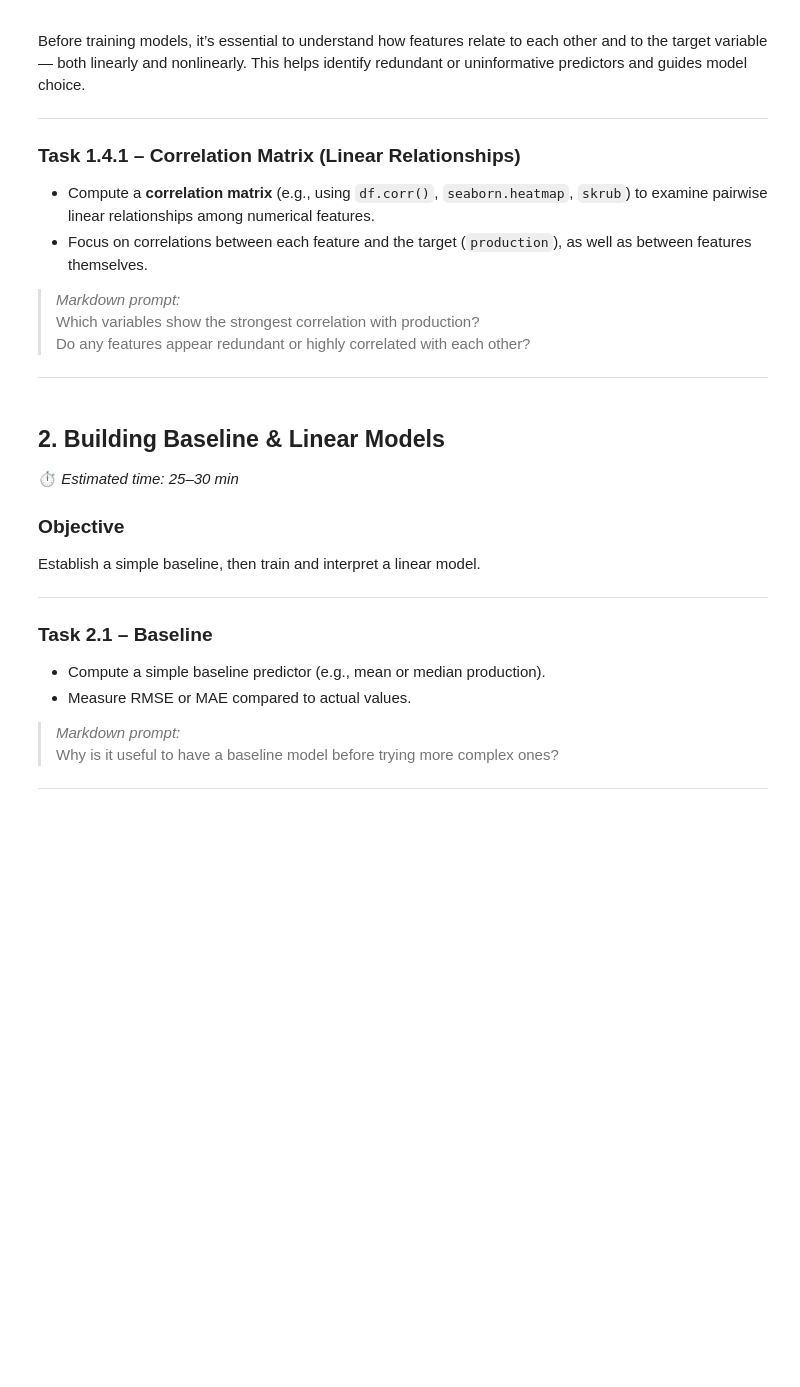
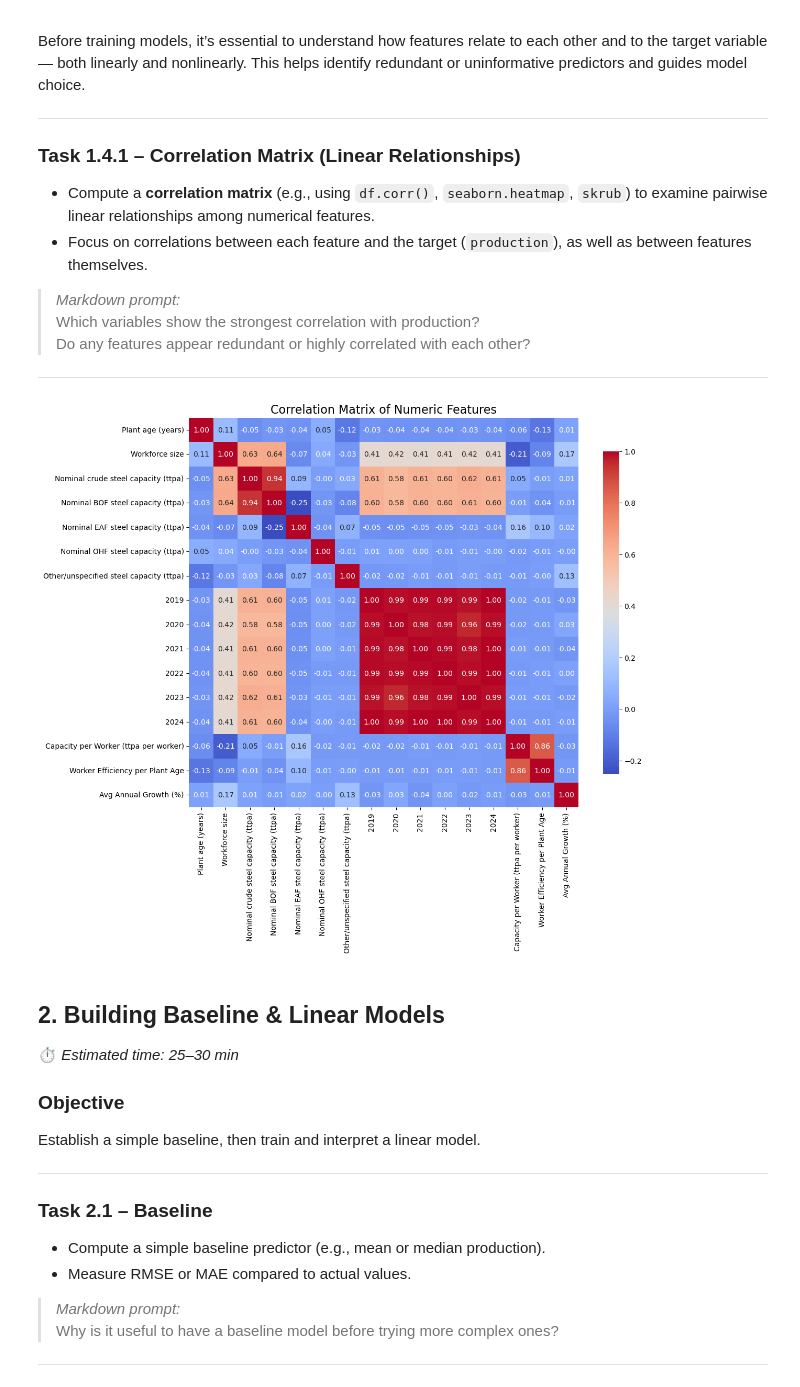
Before and after one commit to Vincksi/Climate-Risks, a Jupyter notebook: Lab2 - Modelling & Model Lifecycle/plant_production_predictions.ipynb, the cells around one changed output. Drawn from its saved outputs; the diff is of its cells as text; code cells hidden in the pictures; blank space fills up the shorter version.

```diff
--- a/Lab2 - Modelling & Model Lifecycle/plant_production_predictions.ipynb
+++ b/Lab2 - Modelling & Model Lifecycle/plant_production_predictions.ipynb
@@ -73,0 +251,10 @@ Explain your cleaning choices. Why did you treat the missing or skewed data in t
+# %%
+# First, convert the column to numeric, coercing errors into NaN
+crude_steel_plants['Nominal crude steel capacity (ttpa)'] = pd.to_numeric(
+    crude_steel_plants['Nominal crude steel capacity (ttpa)'], errors='coerce'
+)
+
+# Now drop rows where it is NaN
+crude_steel_plants = crude_steel_plants.dropna(subset=['Nominal crude steel capacity (ttpa)'])
+
+print(f"Rows remaining: {crude_steel_plants.shape[0]}")
@@ -83,3 +467,18 @@ Explain your cleaning choices. Why did you treat the missing or skewed data in t
 Document your new feature(s). What business or operational insight do they represent?
 
 ---
+# %%
+# Capacity per Worker
+crude_steel_plants['Capacity per Worker (ttpa per worker)'] = (
+    crude_steel_plants['Nominal crude steel capacity (ttpa)'] / crude_steel_plants['Workforce size']
+)
+
+# Worker Efficiency per Plant Age
+crude_steel_plants['Worker Efficiency per Plant Age'] = (
+    crude_steel_plants['Capacity per Worker (ttpa per worker)'] / crude_steel_plants['Plant age (years)']
+)
+
+# Average Annual Growth (%) over 2019–2024
+crude_steel_plants['Avg Annual Growth (%)'] = (
+    crude_steel_plants[year_cols].pct_change(axis=1).mean(axis=1) * 100
+)
@@ -102,6 +541,26 @@ Which variables show the strongest correlation with production?
 Do any features appear redundant or highly correlated with each other?
 
 ---
+# %%
+# Select numeric columns
+numeric_cols = crude_steel_plants.select_dtypes(include=['number']).columns.tolist()
+
+# Compute Pearson correlation
+corr_matrix = crude_steel_plants[numeric_cols].corr()
+
+plt.figure(figsize=(12, 10))
+sns.heatmap(
+    corr_matrix,
+    annot=True,        # show correlation coefficients
+    fmt=".2f",         # 2 decimals
+    cmap="coolwarm",   # blue-red color map
+    square=True,
+    cbar_kws={"shrink": 0.8}
+)
+plt.title("Correlation Matrix of Numeric Features", fontsize=16)
+plt.show()
+# %% [output]
+[figure, added]
 # %% [markdown]
 ## 2. Building Baseline & Linear Models
 ⏱ *Estimated time: 25–30 min*
```
Also changed, not shown: parts of 31 cells of this notebook.
